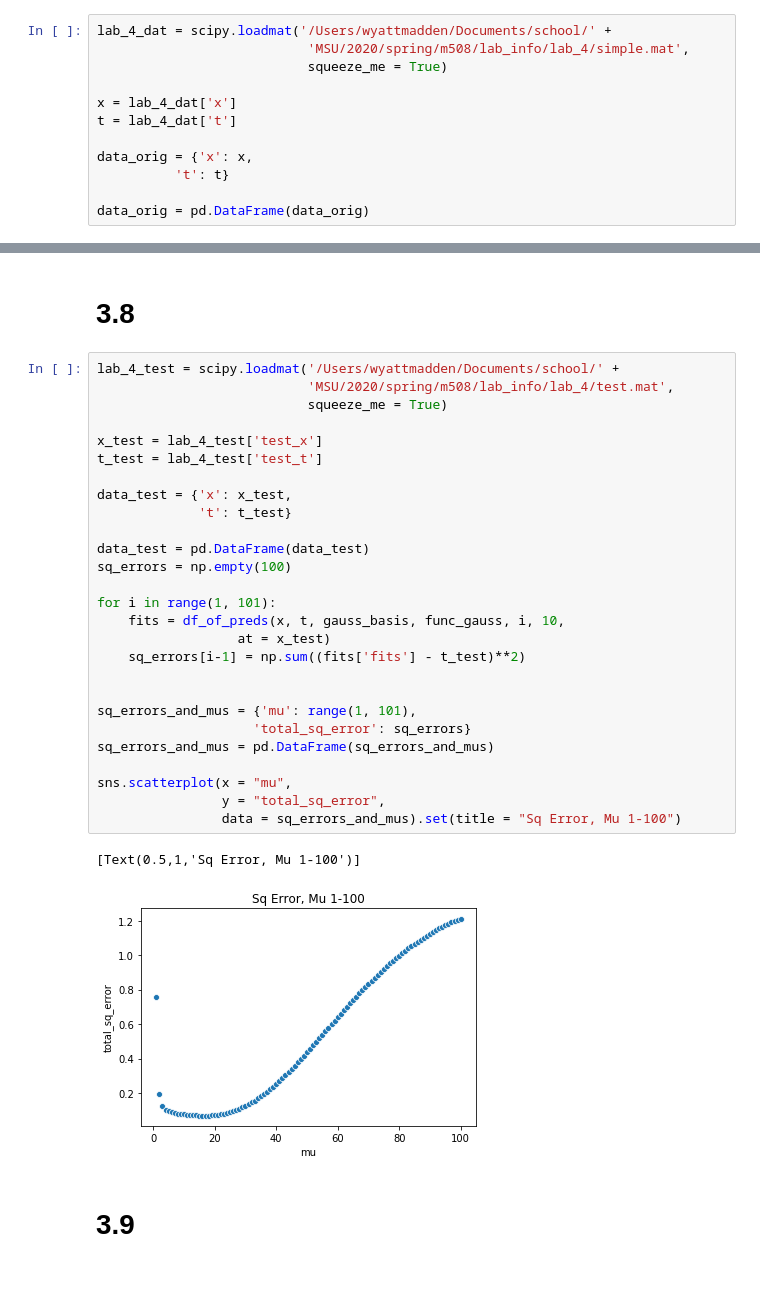
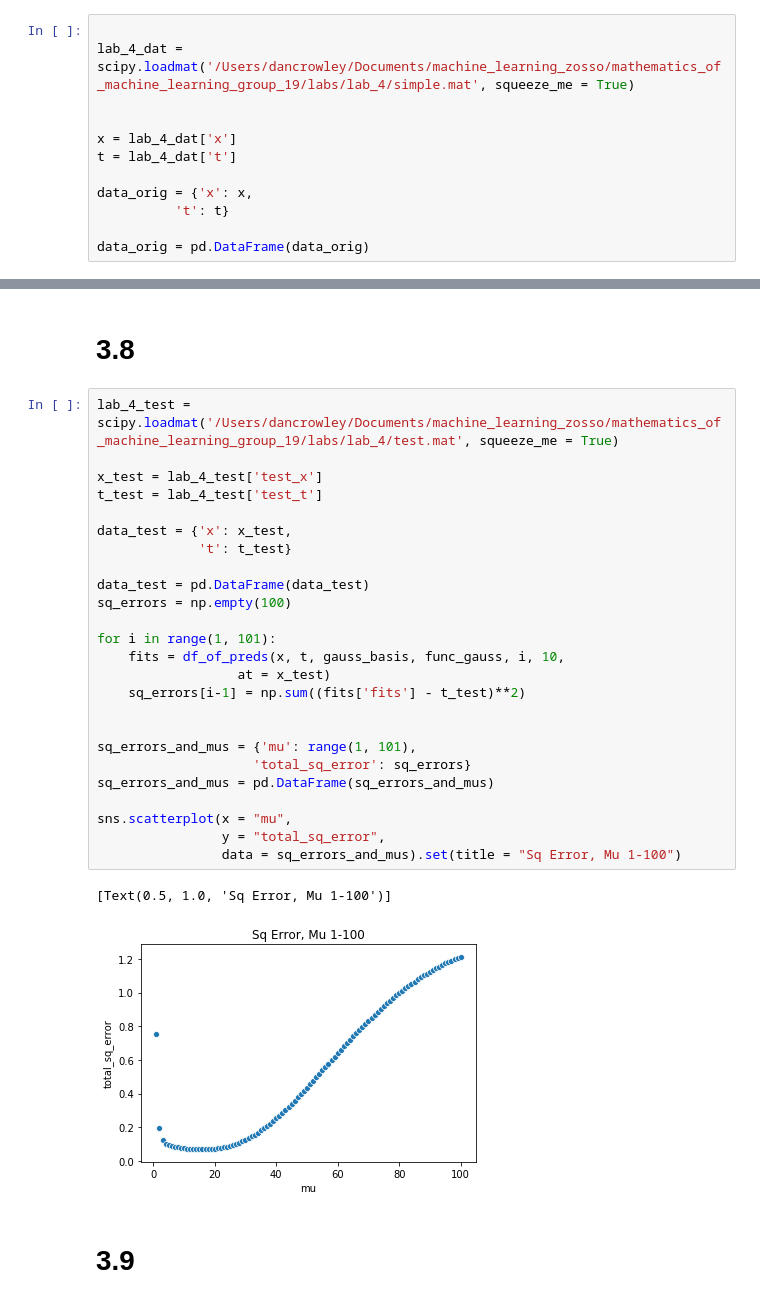
Before and after one commit to WyattGMadden/mathematics_of_machine_learning_group_19, a Jupyter notebook: labs/lab_4/Lab 4 - Wyatt Madden & Dan Crowley.ipynb, the cells around one changed output, grey strips where cells are left out. Drawn from its saved outputs; the diff is of its cells as text.

```diff
--- a/labs/lab_4/Lab 4 - Wyatt Madden & Dan Crowley.ipynb
+++ b/labs/lab_4/Lab 4 - Wyatt Madden & Dan Crowley.ipynb
@@ -45,9 +45,9 @@ def lsefit(x, t, params, func, mu):
     w = np.dot(w_hat, np.dot(np.transpose(design_matrix), t))
     return w
 # %%
-lab_4_dat = scipy.loadmat('/Users/wyattmadden/Documents/school/' +
-                           'MSU/2020/spring/m508/lab_info/lab_4/simple.mat',
-                           squeeze_me = True)
+
+lab_4_dat = scipy.loadmat('/Users/dancrowley/Documents/machine_learning_zosso/mathematics_of_machine_learning_group_19/labs/lab_4/simple.mat', squeeze_me = True)
+
 
 x = lab_4_dat['x']
 t = lab_4_dat['t']
@@ -140,35 +140,33 @@ Mu can be interpretted fairly similarly as in the hat basis case. For mu = 10,00
 # %% [markdown]
 # 3.8
 # %%
-lab_4_test = scipy.loadmat('/Users/wyattmadden/Documents/school/' +
-                           'MSU/2020/spring/m508/lab_info/lab_4/test.mat',
-                           squeeze_me = True)
+lab_4_test = scipy.loadmat('/Users/dancrowley/Documents/machine_learning_zosso/mathematics_of_machine_learning_group_19/labs/lab_4/test.mat', squeeze_me = True)
 
 x_test = lab_4_test['test_x']
 t_test = lab_4_test['test_t']
 
 data_test = {'x': x_test,
              't': t_test}
 
 data_test = pd.DataFrame(data_test)
 sq_errors = np.empty(100)
 
 for i in range(1, 101):
     fits = df_of_preds(x, t, gauss_basis, func_gauss, i, 10,
                   at = x_test)
     sq_errors[i-1] = np.sum((fits['fits'] - t_test)**2)
 
 
 sq_errors_and_mus = {'mu': range(1, 101),
                     'total_sq_error': sq_errors}
 sq_errors_and_mus = pd.DataFrame(sq_errors_and_mus)
 
 sns.scatterplot(x = "mu",
                 y = "total_sq_error",
                 data = sq_errors_and_mus).set(title = "Sq Error, Mu 1-100")
 # %% [output]
-[Text(0.5,1,'Sq Error, Mu 1-100')]
+[Text(0.5, 1.0, 'Sq Error, Mu 1-100')]
-[figure, old version]
+[figure, new version]
 # %% [markdown]
 # 3.9
 # %%
```
Also changed, not shown: parts of 24 cells of this notebook.
